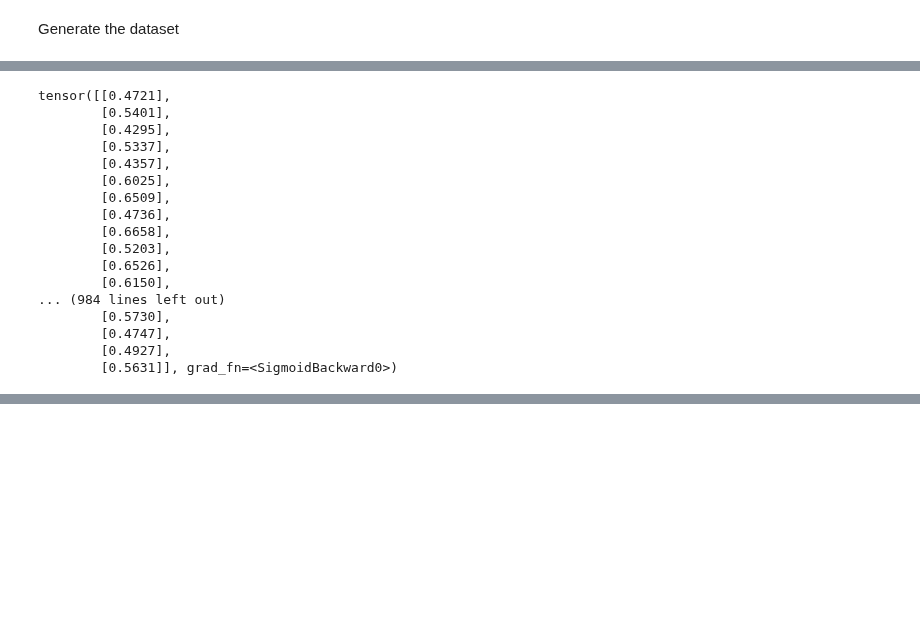
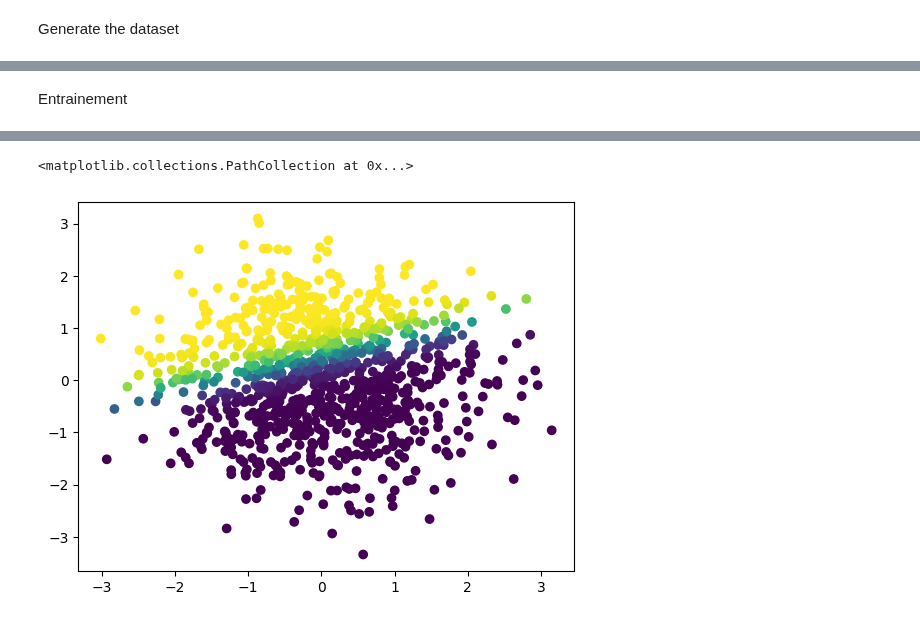
Before and after one commit to AI-Safety-X2023/playground, a Jupyter notebook: implementations/projects/poisoning/logistic_regression.ipynb, the cells around one changed output, grey strips where cells are left out. Saved outputs shown, nothing was run; the diff lists cells and outputs as text; code cells hidden in the pictures; blank space fills up the shorter version.

```diff
--- a/implementations/projects/poisoning/logistic_regression.ipynb
+++ b/implementations/projects/poisoning/logistic_regression.ipynb
@@ -95,0 +65,10 @@ RuntimeError: shape '[1, 1]' is invalid for input of size 2000
+# %%
+
+N=len(S)
+
+S_train, S_test = random_split(S,[int(0.8*N),int(0.2*N)])
+
+
+batch_size = 16
+train_loader = DataLoader(S_train, batch_size=batch_size, shuffle=True)
+val_loader = DataLoader(S_test, batch_size=batch_size)
@@ -107,23 +87,35 @@ class Model(nn.Module):
-# %%
-model = Model(n_features)
-# %%
-
-model(X)
-# %% [output]
-tensor([[0.4721],
-        [0.5401],
-        [0.4295],
-        [0.5337],
-        [0.4357],
-        [0.6025],
-        [0.6509],
-        [0.4736],
-        [0.6658],
-        [0.5203],
-        [0.6526],
-        [0.6150],
-... (984 lines left out)
-        [0.5730],
-        [0.4747],
-        [0.4927],
-        [0.5631]], grad_fn=<SigmoidBackward0>)
+# %%
+# 3. Définir la fonction de perte et l'optimiseur
+criterion = nn.BCELoss()  # Binary Cross-Entropy Loss
+optimizer = optim.SGD(model.parameters(), lr=0.01)  # Descente de gradient
+# %% [markdown]
+Entrainement
+# %%
+epochs = 100
+for epoch in range(epochs):
+    model.train()  # Mode entraînement
+    for inputs, labels in train_loader:
+        # Forward pass
+        outputs = model(inputs).squeeze()
+        loss = criterion(outputs, labels)
+
+        # Backward pass
+        optimizer.zero_grad()
+        loss.backward()
+        optimizer.step()
+
+    # Validation
+    if (epoch + 1) % 10 == 0:
+        model.eval()  # Mode évaluation
+        val_loss = 0
+        with torch.no_grad():
+            for inputs, labels in val_loader:
+                outputs = model(inputs).squeeze()
+                val_loss += criterion(outputs, labels).item()
+
+
+        print(f"Epoch {epoch+1}/{epochs}, Loss: {loss.item():.4f}, Val Loss: {val_loss / len(val_loader):.4f}")
+
+model.eval()
+plt.scatter(X1,X2,c = model(S[:][0]).detach().clone())
+# %% [output]
@@ -129,0 +132,2 @@ tensor([[0.4721],
+<matplotlib.collections.PathCollection at 0x...>
+[figure, added]
```
Also changed, not shown: parts of 25 cells of this notebook.
